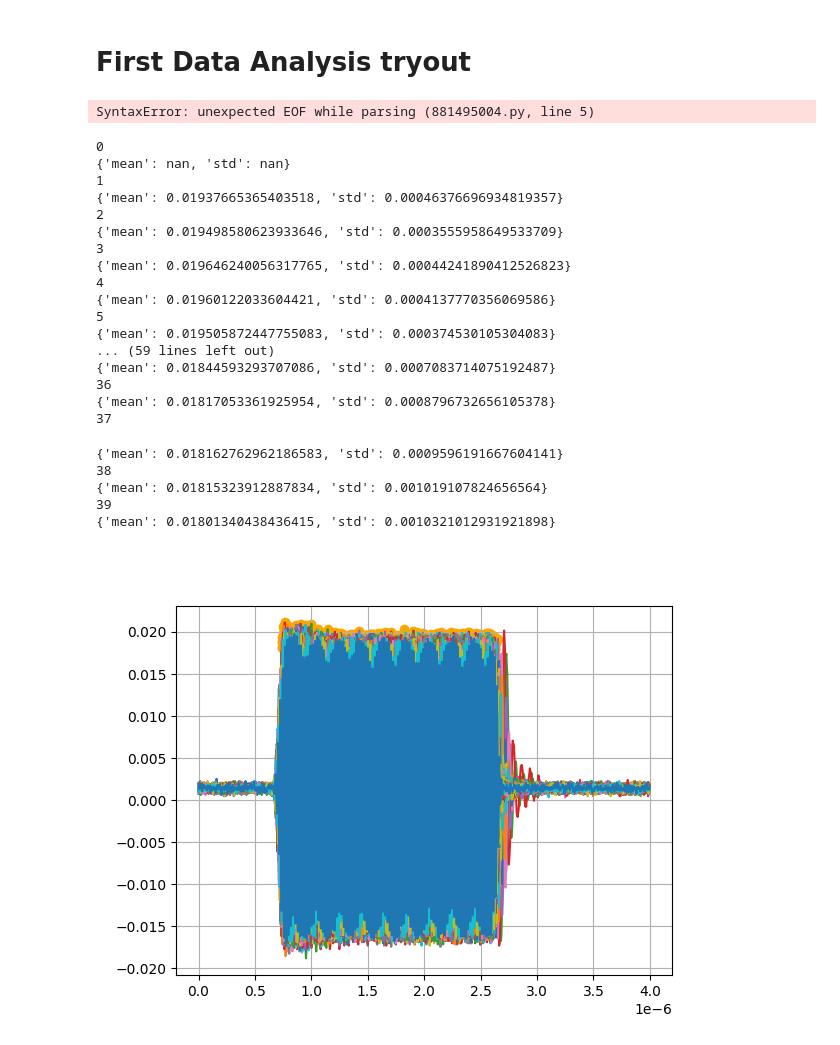
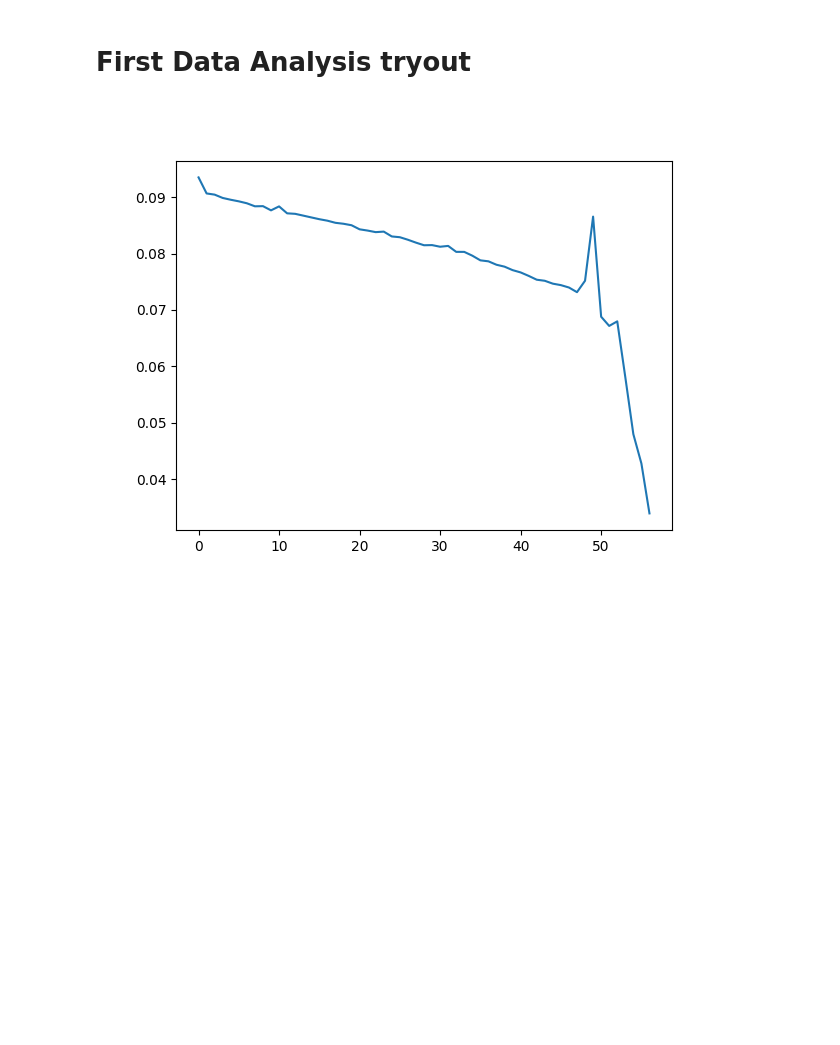
Before and after one commit to biqute/QTLab2324, a Jupyter notebook: PAandQubit/Actual_Work/Resonator_spectroscopy.ipynb, the cells around one changed output. Saved outputs shown, nothing was run; the diff lists cells and outputs as text; code cells hidden in the pictures; blank space fills up the shorter version.

```diff
--- a/PAandQubit/Actual_Work/Resonator_spectroscopy.ipynb
+++ b/PAandQubit/Actual_Work/Resonator_spectroscopy.ipynb
@@ -34,10 +35,10 @@ Connection successful!
 # Setup parameters
 # %%
 # parameters for the Signal Generator
-f_min           = 10e6                                  # tryout value
-f_max           = 50e6                                  # tryout value
+f_min           = 50e6                                  # tryout value
+f_max           = 150e6                                  # tryout value
 pulse_freq      = np.arange(f_min, f_max, 1e6)          # Set range of frequency of the signal to send to the resonator
-amplitude       = -25                                   # Set the amplitude of the signal in dBm
+amplitude       = -10                           # Set the amplitude of the signal in dBm
 
 pulse_width     = 2                                     # 2 microsec
 pulse_delay     = 0
@@ -58,7 +59,7 @@ pxie.coupling           = 'AC' # or DC????
 pxie.num_pts            = 1000
 pxie.num_records        = 1
 pxie.ref_position       = 0
-pxie.sample_rate        = 250e6
+pxie.sample_rate        = 250e6 # Maximum Value: 250.0e6
 
 pxie.open()
 
@@ -130,15 +137,15 @@ freq: 14000000.0
 # %% [markdown]
 # Read data from HDF5 file
 # %%
-with h5py.File('nonloso.hdf5', 'r') as f:
-    idx = 4
-    gp = f[str(idx)]
-    dic = {}
-    for i, k in gp.items():
-        dic[i] = k[()]
-freq = dic['freq']
-data = dic['data']
-plt.clf()
-data_plot(data)
+# with h5py.File('nonloso.hdf5', 'r') as f:
+#     idx = 4
+#     gp = f[str(idx)]
+#     dic = {}
+#     for i, k in gp.items():
+#         dic[i] = k[()]
+# freq = dic['freq']
+# data = dic['data']
+# plt.clf()
+# data_plot(data)
 
-plt.show()
+# plt.show()
@@ -147,47 +152,27 @@ plt.show()
 # %% [markdown]
 # First Data Analysis tryout
 # %%
-offset = 2.5e-6
-end = 5e-6
+# offset = 2.5e-6
+# end = 5e-6
 
-with h5py.File('nonloso.hdf5', 'r'):
+# with h5py.File('nonloso.hdf5', 'r'):
-# %% [output]
-SyntaxError: unexpected EOF while parsing (881495004.py, line 5)
 # %%
-with h5py.File('nonloso.hdf5', 'r') as f:
-    for j in range(len(f)):
-        print(j)
-    # idx = 7
+amps = []
+with h5py.File('nonloso_2.hdf5', 'r') as f:
+    for j in range(1,len(f)):
         gp = f[str(j)]
         dic = {}
         for i, k in gp.items():
             dic[i] = k[()]
         freq = dic['freq']
         data = dic['data']
 
-        print(data_plot(data))
+
+        amps = amps + [data_amps(data, False)['mean']]
+
+
+plt.clf()
+plt.plot(amps)
 plt.show()
 # %% [output]
-0
-{'mean': nan, 'std': nan}
-1
-{'mean': 0.01937665365403518, 'std': 0.00046376696934819357}
-2
-{'mean': 0.019498580623933646, 'std': 0.0003555958649533709}
-3
-{'mean': 0.019646240056317765, 'std': 0.00044241890412526823}
-4
-{'mean': 0.01960122033604421, 'std': 0.0004137770356069586}
-5
-{'mean': 0.019505872447755083, 'std': 0.000374530105304083}
-... (59 lines left out)
-{'mean': 0.01844593293707086, 'std': 0.0007083714075192487}
-36
-{'mean': 0.01817053361925954, 'std': 0.0008796732656105378}
-37
-{'mean': 0.018162762962186583, 'std': 0.0009596191667604141}
-38
-{'mean': 0.01815323912887834, 'std': 0.001019107824656564}
-39
-{'mean': 0.01801340438436415, 'std': 0.0010321012931921898}
-[figure, old version]
+[figure, new version]
```
Also changed, not shown: parts of 6 cells of this notebook, 2 other files.
